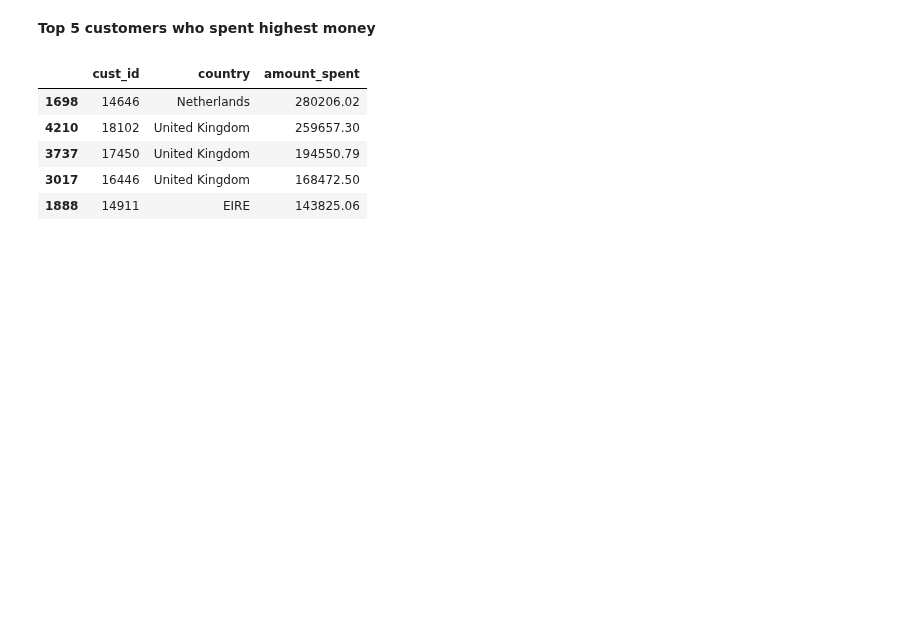
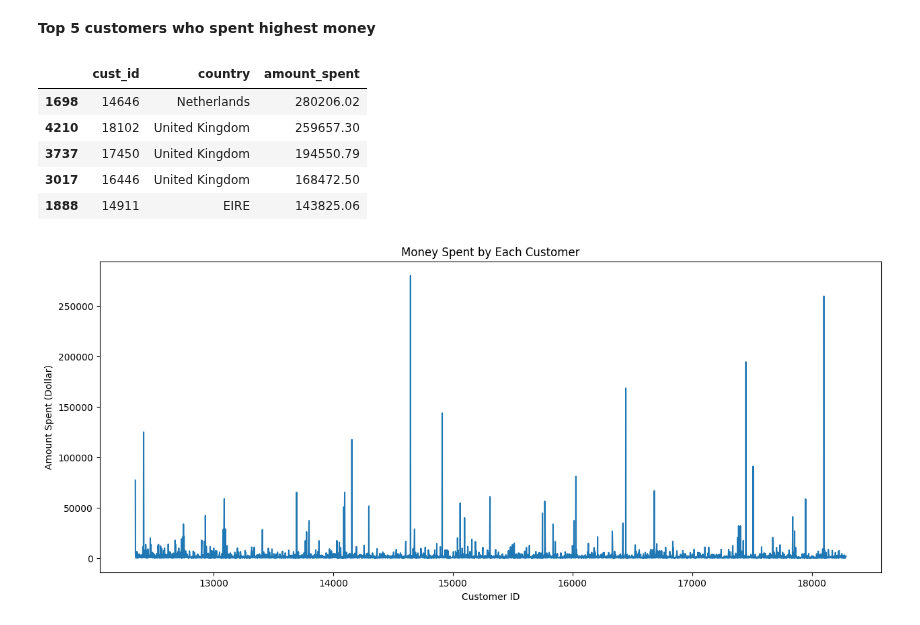
Before and after one commit to ApoorvaReddy17/practice, a Jupyter notebook: Data_Analysis_EDA_.ipynb, the cells around one changed output. Saved outputs shown, nothing was run; the diff lists cells and outputs as text; code cells hidden in the pictures; blank space fills up the shorter version.

```diff
--- a/Data_Analysis_EDA_.ipynb
+++ b/Data_Analysis_EDA_.ipynb
@@ -740,3 +740,15 @@ money_spent.sort_values(by='amount_spent',ascending=False).head()
 | 3737 | 17450 | United Kingdom | 194550.79 |
 | 3017 | 16446 | United Kingdom | 168472.50 |
 | 1888 | 14911 | EIRE | 143825.06 |
+# %%
+plt.subplots(figsize=(15,6))
+
+plt.plot(money_spent.cust_id, money_spent.amount_spent)
+
+plt.xlabel('Customer ID')
+plt.ylabel('Amount Spent (Dollar)')
+plt.title('Money Spent by Each Customer')
+
+plt.show()
+# %% [output]
+[figure, added]
```
Also changed, not shown: parts of 30 cells of this notebook.
